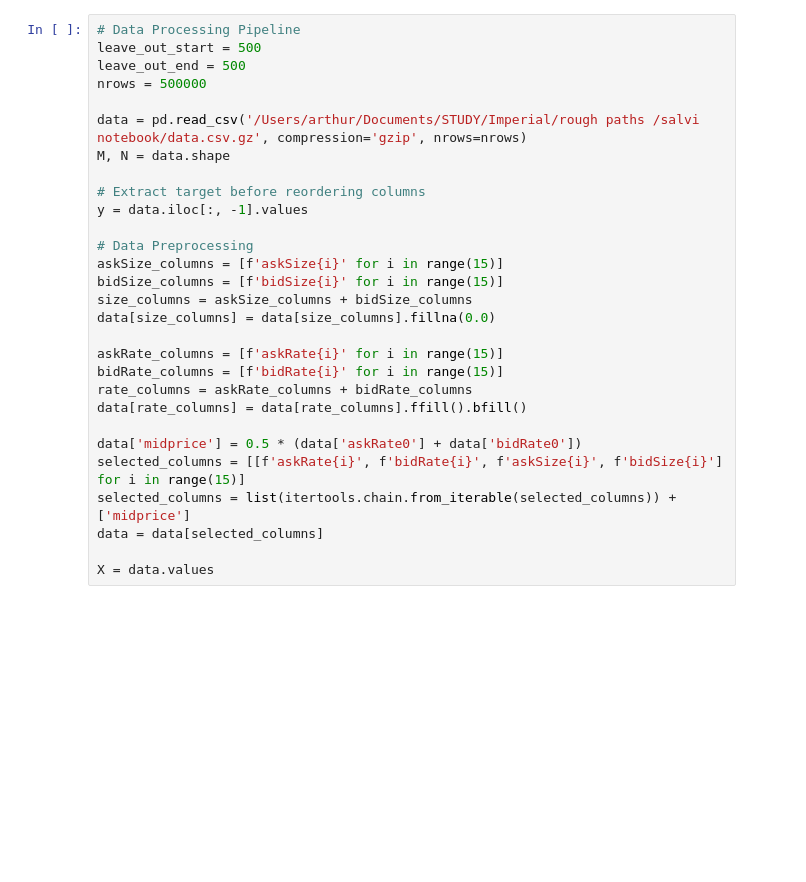
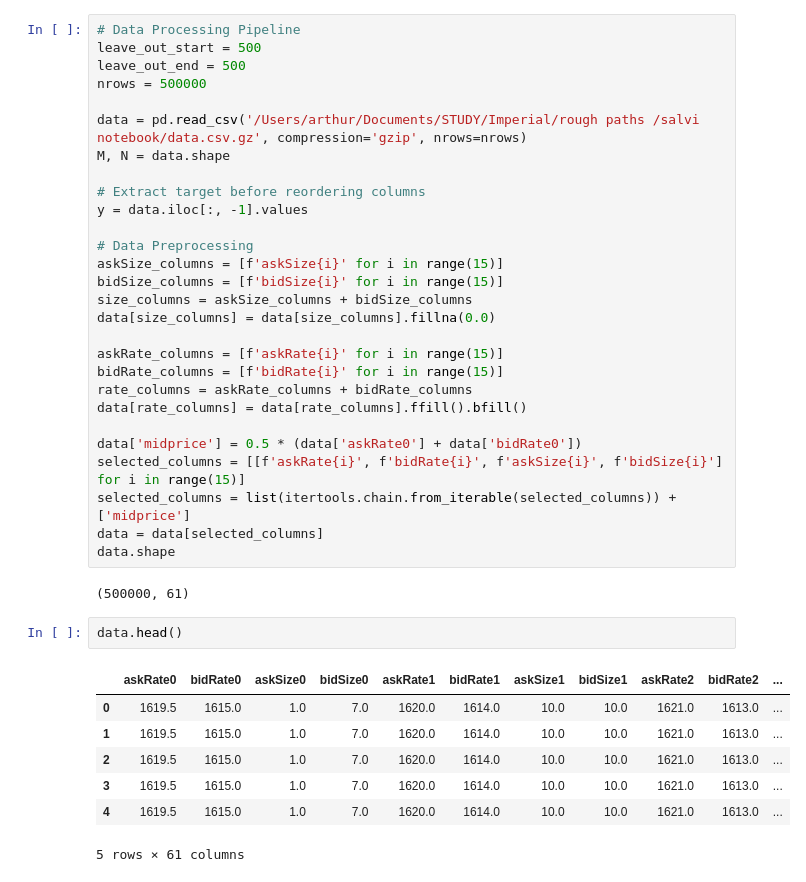
Before and after one commit to anahmias-22/Delete-rp_coursework_Arthur_Nahmias_06020137, a Jupyter notebook: Sig_class_global_local_level_by_level.ipynb, the cells around one changed output. Saved outputs shown, nothing was run; the diff lists cells and outputs as text; blank space fills up the shorter version.

```diff
--- a/Sig_class_global_local_level_by_level.ipynb
+++ b/Sig_class_global_local_level_by_level.ipynb
@@ -180,5 +282,16 @@ data['midprice'] = 0.5 * (data['askRate0'] + data['bidRate0'])
 selected_columns = [[f'askRate{i}', f'bidRate{i}', f'askSize{i}', f'bidSize{i}'] for i in range(15)]
 selected_columns = list(itertools.chain.from_iterable(selected_columns)) + ['midprice']
 data = data[selected_columns]
-
-X = data.values
+data.shape
+# %% [output]
+(500000, 61)
+# %%
+data.head()
+# %% [output]
+|  | askRate0 | bidRate0 | askSize0 | bidSize0 | askRate1 | bidRate1 | askSize1 | bidSize1 | askRate2 | bidRate2 | ... |
+| 0 | 1619.5 | 1615.0 | 1.0 | 7.0 | 1620.0 | 1614.0 | 10.0 | 10.0 | 1621.0 | 1613.0 | ... |
+| 1 | 1619.5 | 1615.0 | 1.0 | 7.0 | 1620.0 | 1614.0 | 10.0 | 10.0 | 1621.0 | 1613.0 | ... |
+| 2 | 1619.5 | 1615.0 | 1.0 | 7.0 | 1620.0 | 1614.0 | 10.0 | 10.0 | 1621.0 | 1613.0 | ... |
+| 3 | 1619.5 | 1615.0 | 1.0 | 7.0 | 1620.0 | 1614.0 | 10.0 | 10.0 | 1621.0 | 1613.0 | ... |
+| 4 | 1619.5 | 1615.0 | 1.0 | 7.0 | 1620.0 | 1614.0 | 10.0 | 10.0 | 1621.0 | 1613.0 | ... |
+5 rows × 61 columns
```
Also changed, not shown: parts of 9 cells of this notebook, 1 other file.
